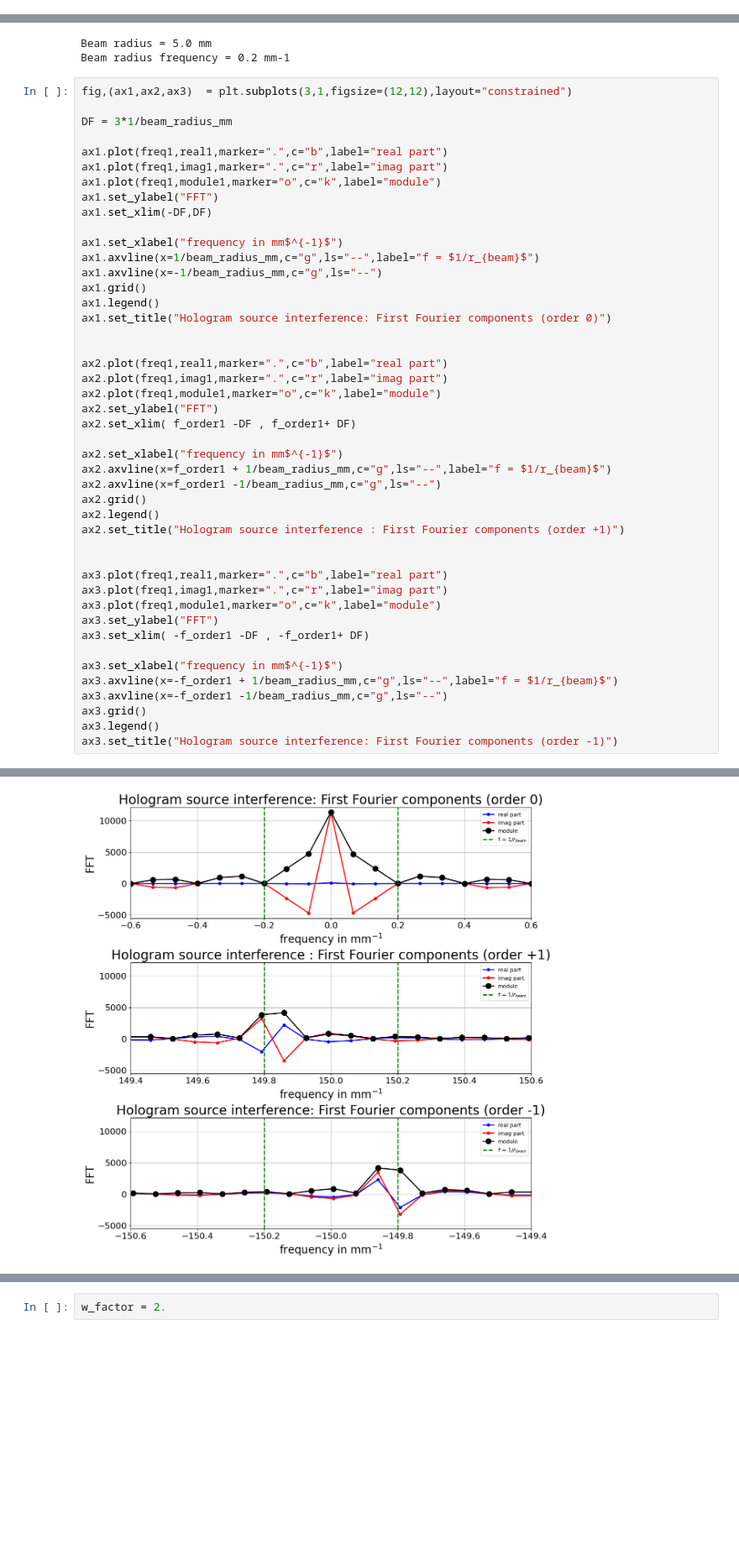
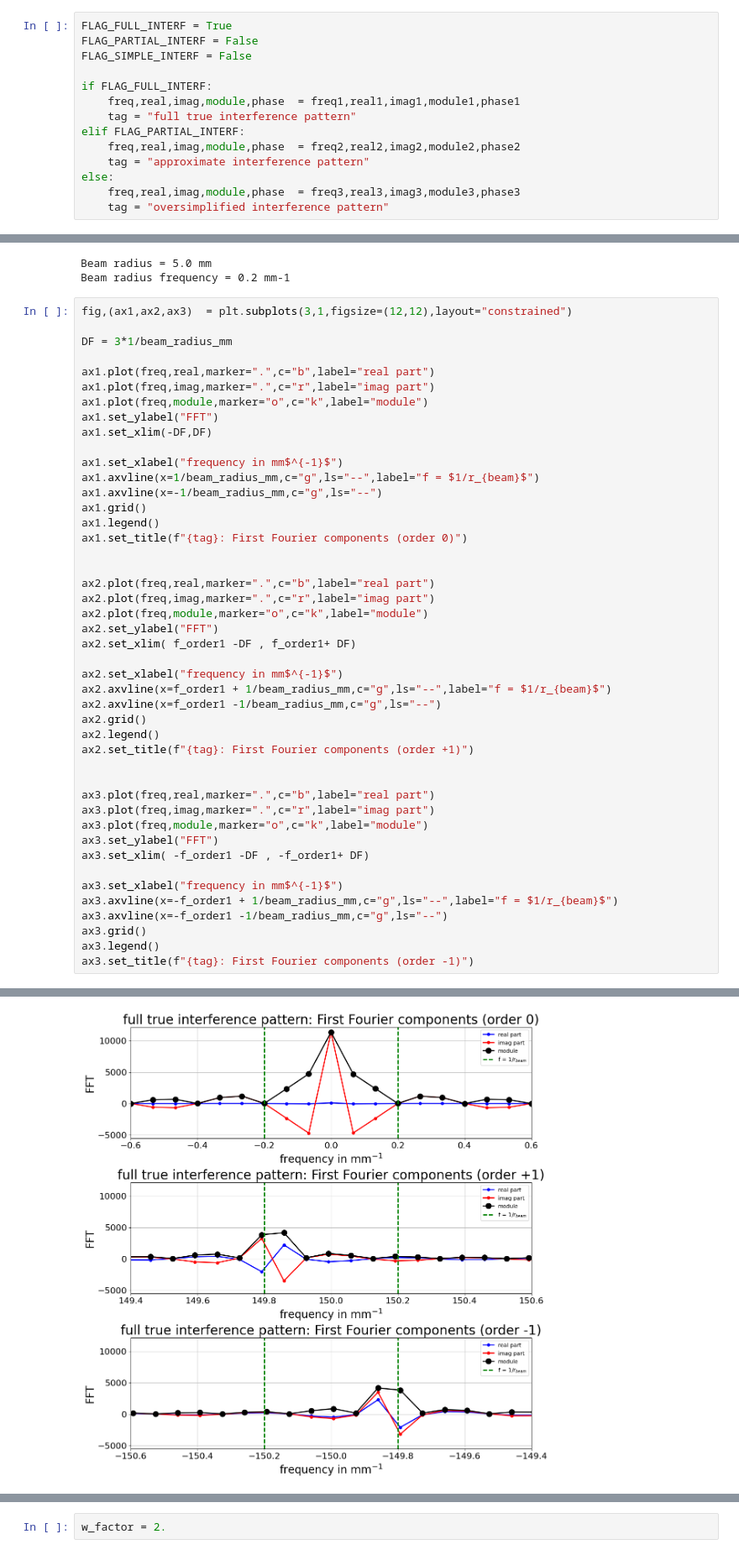
Before and after one commit to sylvielsstfr/AuxtelPSFpoppy, a Jupyter notebook: docs/notebooks/introdiffraction/05_FFT1D_InterferenceTwoSources.ipynb, the cells around one changed output, grey strips where cells are left out. Shown at 84% size. Saved outputs shown, nothing was run; the diff lists cells and outputs as text; blank space fills up the shorter version.

```diff
--- a/docs/notebooks/introdiffraction/05_FFT1D_InterferenceTwoSources.ipynb
+++ b/docs/notebooks/introdiffraction/05_FFT1D_InterferenceTwoSources.ipynb
@@ -500,3 +501,17 @@ def plot_orders_regions(ax,df=1/beam_radius_mm):
+# %%
+FLAG_FULL_INTERF = True
+FLAG_PARTIAL_INTERF = False
+FLAG_SIMPLE_INTERF = False
+
+if FLAG_FULL_INTERF:
+    freq,real,imag,module,phase  = freq1,real1,imag1,module1,phase1
+    tag = "full true interference pattern"
+elif FLAG_PARTIAL_INTERF:
+    freq,real,imag,module,phase  = freq2,real2,imag2,module2,phase2
+    tag = "approximate interference pattern"
+else:
+    freq,real,imag,module,phase  = freq3,real3,imag3,module3,phase3
+    tag = "oversimplified interference pattern"
 # %%
 def plotFFT(freq,real,imag,module,phase):
     """
@@ -564,9 +572,9 @@ fig,(ax1,ax2,ax3)  = plt.subplots(3,1,figsize=(12,12),layout="constrained")
 
 DF = 3*1/beam_radius_mm
 
-ax1.plot(freq1,real1,marker=".",c="b",label="real part")
-ax1.plot(freq1,imag1,marker=".",c="r",label="imag part")
-ax1.plot(freq1,module1,marker="o",c="k",label="module")
+ax1.plot(freq,real,marker=".",c="b",label="real part")
+ax1.plot(freq,imag,marker=".",c="r",label="imag part")
+ax1.plot(freq,module,marker="o",c="k",label="module")
 ax1.set_ylabel("FFT")
 ax1.set_xlim(-DF,DF)
 
@@ -575,12 +583,12 @@ ax1.axvline(x=1/beam_radius_mm,c="g",ls="--",label="f = $1/r_{beam}$")
 ax1.axvline(x=-1/beam_radius_mm,c="g",ls="--")
 ax1.grid()
 ax1.legend()
-ax1.set_title("Hologram source interference: First Fourier components (order 0)")
+ax1.set_title(f"{tag}: First Fourier components (order 0)")
 
 
-ax2.plot(freq1,real1,marker=".",c="b",label="real part")
-ax2.plot(freq1,imag1,marker=".",c="r",label="imag part")
-ax2.plot(freq1,module1,marker="o",c="k",label="module")
+ax2.plot(freq,real,marker=".",c="b",label="real part")
+ax2.plot(freq,imag,marker=".",c="r",label="imag part")
+ax2.plot(freq,module,marker="o",c="k",label="module")
 ax2.set_ylabel("FFT")
 ax2.set_xlim( f_order1 -DF , f_order1+ DF)
 
@@ -589,12 +597,12 @@ ax2.axvline(x=f_order1 + 1/beam_radius_mm,c="g",ls="--",label="f = $1/r_{beam}$"
 ax2.axvline(x=f_order1 -1/beam_radius_mm,c="g",ls="--")
 ax2.grid()
 ax2.legend()
-ax2.set_title("Hologram source interference : First Fourier components (order +1)")
+ax2.set_title(f"{tag}: First Fourier components (order +1)")
 
 
-ax3.plot(freq1,real1,marker=".",c="b",label="real part")
-ax3.plot(freq1,imag1,marker=".",c="r",label="imag part")
-ax3.plot(freq1,module1,marker="o",c="k",label="module")
+ax3.plot(freq,real,marker=".",c="b",label="real part")
+ax3.plot(freq,imag,marker=".",c="r",label="imag part")
+ax3.plot(freq,module,marker="o",c="k",label="module")
 ax3.set_ylabel("FFT")
 ax3.set_xlim( -f_order1 -DF , -f_order1+ DF)
 
@@ -603,5 +611,5 @@ ax3.axvline(x=-f_order1 + 1/beam_radius_mm,c="g",ls="--",label="f = $1/r_{beam}$
 ax3.axvline(x=-f_order1 -1/beam_radius_mm,c="g",ls="--")
 ax3.grid()
 ax3.legend()
-ax3.set_title("Hologram source interference: First Fourier components (order -1)")
+ax3.set_title(f"{tag}: First Fourier components (order -1)")
 # %% [output]
@@ -609,3 +617,3 @@ Text(0.5, 1.0, 'Hologram source interference: First Fourier components (order -1
-[figure, old version]
+[figure, new version]
 # %%
 DF = 5*1/beam_radius_mm
```
Also changed, not shown: parts of 17 cells of this notebook, 1 other file.
